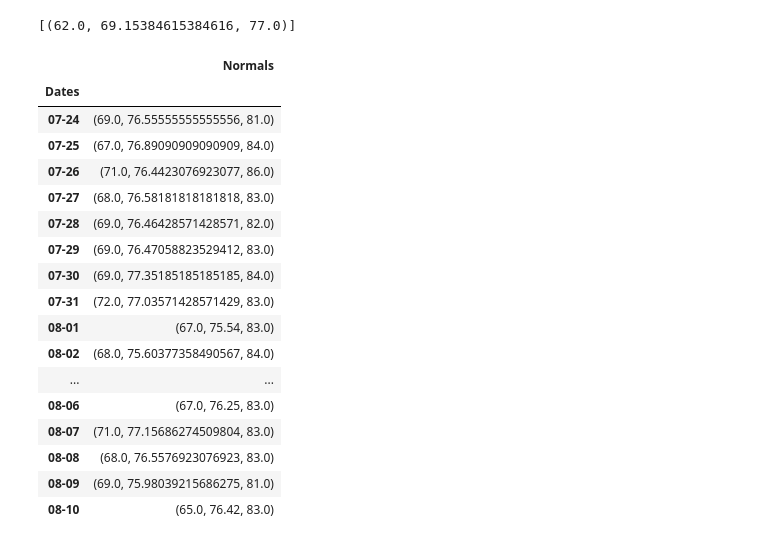
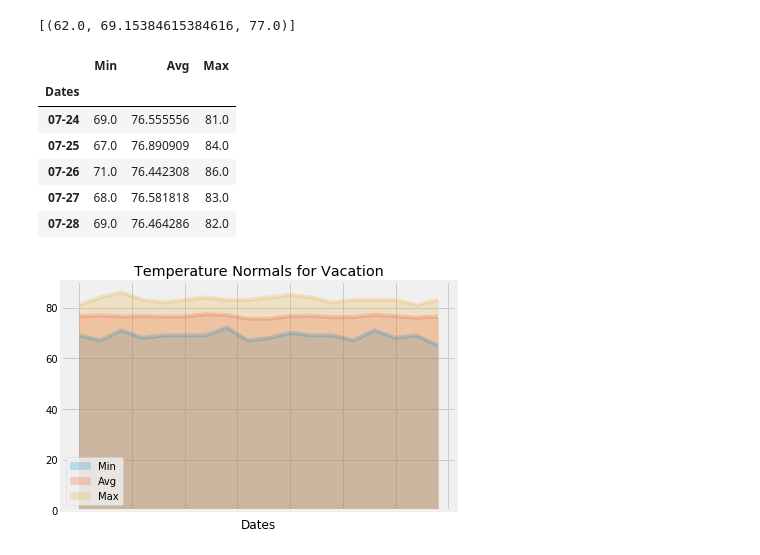
Before and after one commit to Mikey-Esteban/sqlalchemy-challenge, a Jupyter notebook: climate_starter.ipynb, the cells around one changed output. Saved outputs shown, nothing was run; the diff lists cells and outputs as text; code cells hidden in the pictures.

```diff
--- a/climate_starter.ipynb
+++ b/climate_starter.ipynb
@@ -306,36 +306,37 @@ for date in stripped_dates:
     normals.append(days_normals)
 # %%
 # Load the previous query results into a Pandas DataFrame and add the `trip_dates` range as the `date` index
-trip_df = pd.DataFrame(normals, columns=['Normals'])
+trip_mins = []
+trip_avgs = []
+trip_maxs = []
+for norm in normals:
+    trip_mins.append(norm[0][0])
+    trip_avgs.append(norm[0][1])
+    trip_maxs.append(norm[0][2])
+
+
+# Initialize Dataframe then add columsn
+trip_df = pd.DataFrame(trip_mins, columns=['Min'])
+trip_df['Avg'] = trip_avgs
+trip_df['Max'] = trip_maxs
 trip_df['Dates'] = stripped_dates
 trip_df = trip_df.set_index('Dates')
-trip_df
+trip_df.head()
 # %% [output]
-|  | Normals |
-| Dates |  |
-| 07-24 | (69.0, 76.55555555555556, 81.0) |
-| 07-25 | (67.0, 76.89090909090909, 84.0) |
-| 07-26 | (71.0, 76.4423076923077, 86.0) |
-| 07-27 | (68.0, 76.58181818181818, 83.0) |
-| 07-28 | (69.0, 76.46428571428571, 82.0) |
-| 07-29 | (69.0, 76.47058823529412, 83.0) |
-| 07-30 | (69.0, 77.35185185185185, 84.0) |
-| 07-31 | (72.0, 77.03571428571429, 83.0) |
-| 08-01 | (67.0, 75.54, 83.0) |
-| 08-02 | (68.0, 75.60377358490567, 84.0) |
-| ... | ... |
-| 08-06 | (67.0, 76.25, 83.0) |
-| 08-07 | (71.0, 77.15686274509804, 83.0) |
-| 08-08 | (68.0, 76.5576923076923, 83.0) |
-| 08-09 | (69.0, 75.98039215686275, 81.0) |
-| 08-10 | (65.0, 76.42, 83.0) |
+|  | Min | Avg | Max |
+| Dates |  |  |  |
+| 07-24 | 69.0 | 76.555556 | 81.0 |
+| 07-25 | 67.0 | 76.890909 | 84.0 |
+| 07-26 | 71.0 | 76.442308 | 86.0 |
+| 07-27 | 68.0 | 76.581818 | 83.0 |
+| 07-28 | 69.0 | 76.464286 | 82.0 |
 # %%
 # Plot the daily normals as an area plot with `stacked=False`
 # Take out each min, avg, max norms
-trip_mins = []
-trip_avgs = []
-trip_maxs = []
-for norm in normals:
-    trip_mins.append(norm[0][0])
-    trip_avgs.append(norm[0][1])
-    trip_maxs.append(norm[0][2])
+trip_df.plot.area(stacked=False, alpha=.23)
+plt.title('Temperature Normals for Vacation')
+plt.tight_layout()
+plt.savefig('Images/temp_norms.png')
+plt.show()
+# %% [output]
+[figure, added]
```
Also changed, not shown: parts of 4 cells of this notebook, 3 other files.
